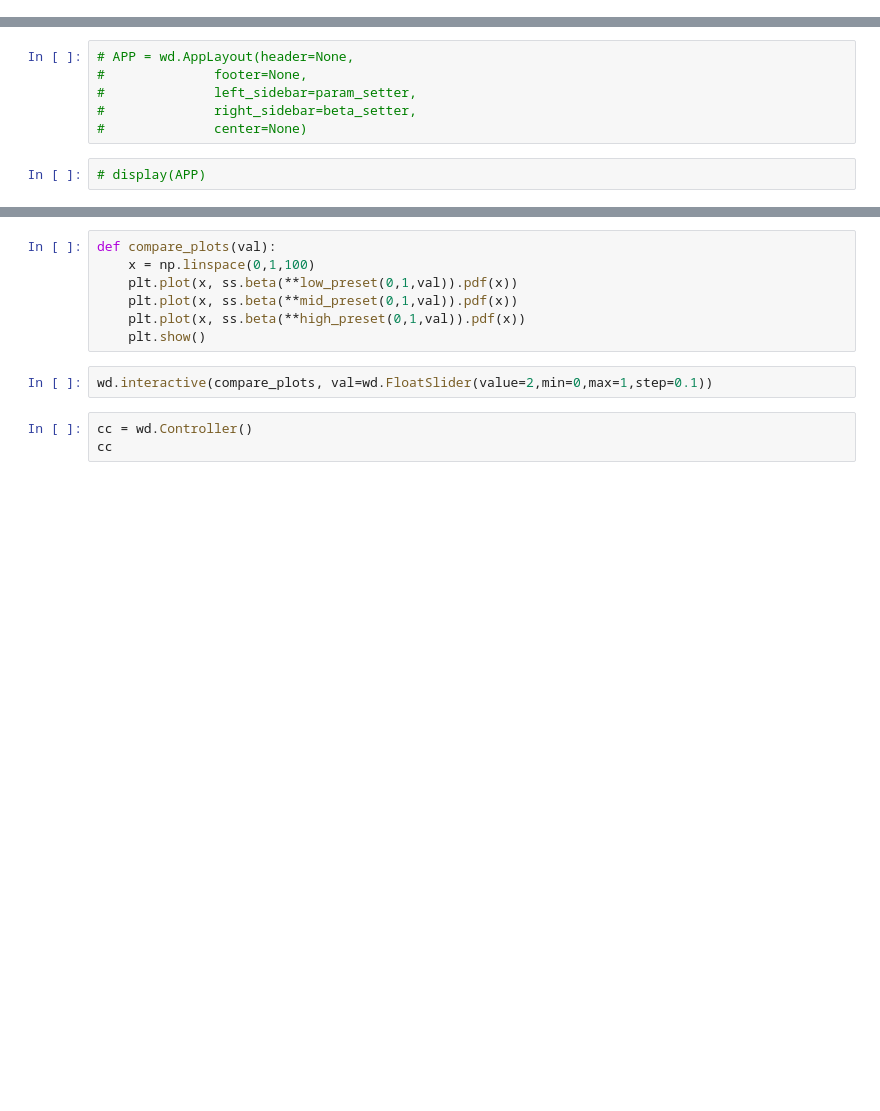
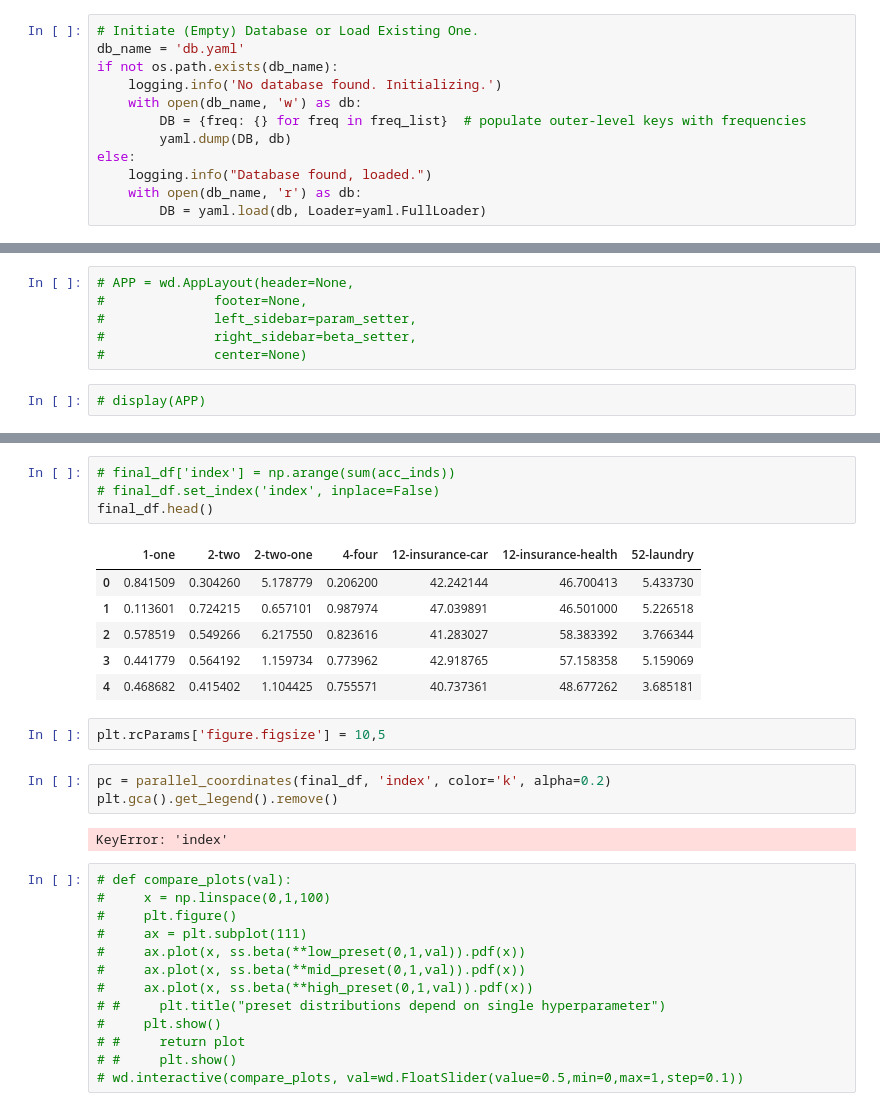
Before and after one commit to mathematicalmichael/dci-demo, a Jupyter notebook: interface.ipynb, the cells around one changed output, grey strips where cells are left out. Saved outputs shown, nothing was run; the diff lists cells and outputs as text; blank space fills up the shorter version.

```diff
--- a/interface.ipynb
+++ b/interface.ipynb
@@ -101,0 +185,12 @@ with open(db_name, 'r') as db:
+# %%
+# Initiate (Empty) Database or Load Existing One.
+db_name = 'db.yaml'
+if not os.path.exists(db_name):
+    logging.info('No database found. Initializing.')
+    with open(db_name, 'w') as db:
+        DB = {freq: {} for freq in freq_list}  # populate outer-level keys with frequencies
+        yaml.dump(DB, db)
+else:
+    logging.info("Database found, loaded.")
+    with open(db_name, 'r') as db:
+        DB = yaml.load(db, Loader=yaml.FullLoader)
@@ -277,12 +518,31 @@ import matplotlib.pyplot as plt
+# %%
+# final_df['index'] = np.arange(sum(acc_inds))
+# final_df.set_index('index', inplace=False)
+final_df.head()
+# %% [output]
+|  | 1-one | 2-two | 2-two-one | 4-four | 12-insurance-car | 12-insurance-health | 52-laundry |
+| 0 | 0.841509 | 0.304260 | 5.178779 | 0.206200 | 42.242144 | 46.700413 | 5.433730 |
+| 1 | 0.113601 | 0.724215 | 0.657101 | 0.987974 | 47.039891 | 46.501000 | 5.226518 |
+| 2 | 0.578519 | 0.549266 | 6.217550 | 0.823616 | 41.283027 | 58.383392 | 3.766344 |
+| 3 | 0.441779 | 0.564192 | 1.159734 | 0.773962 | 42.918765 | 57.158358 | 5.159069 |
+| 4 | 0.468682 | 0.415402 | 1.104425 | 0.755571 | 40.737361 | 48.677262 | 3.685181 |
+# %%
+plt.rcParams['figure.figsize'] = 10,5
+# %%
+pc = parallel_coordinates(final_df, 'index', color='k', alpha=0.2)
+plt.gca().get_legend().remove()
+# %% [output]
+KeyError: 'index'
 # %%
-def compare_plots(val):
-    x = np.linspace(0,1,100)
-    plt.plot(x, ss.beta(**low_preset(0,1,val)).pdf(x))
-    plt.plot(x, ss.beta(**mid_preset(0,1,val)).pdf(x))
-    plt.plot(x, ss.beta(**high_preset(0,1,val)).pdf(x))
-    plt.show()
+# def compare_plots(val):
+#     x = np.linspace(0,1,100)
+#     plt.figure()
+#     ax = plt.subplot(111)
+#     ax.plot(x, ss.beta(**low_preset(0,1,val)).pdf(x))
+#     ax.plot(x, ss.beta(**mid_preset(0,1,val)).pdf(x))
+#     ax.plot(x, ss.beta(**high_preset(0,1,val)).pdf(x))
+# #     plt.title("preset distributions depend on single hyperparameter")
+#     plt.show()
+# #     return plot
+# #     plt.show()
+# wd.interactive(compare_plots, val=wd.FloatSlider(value=0.5,min=0,max=1,step=0.1))
-# %%
-wd.interactive(compare_plots, val=wd.FloatSlider(value=2,min=0,max=1,step=0.1))
-# %%
-cc = wd.Controller()
-cc
```
Also changed, not shown: parts of 29 cells of this notebook, 1 other file.
